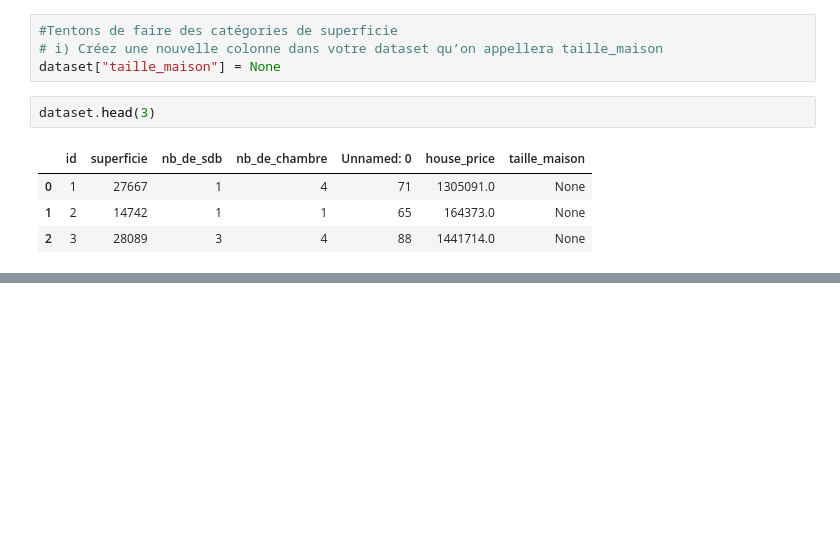
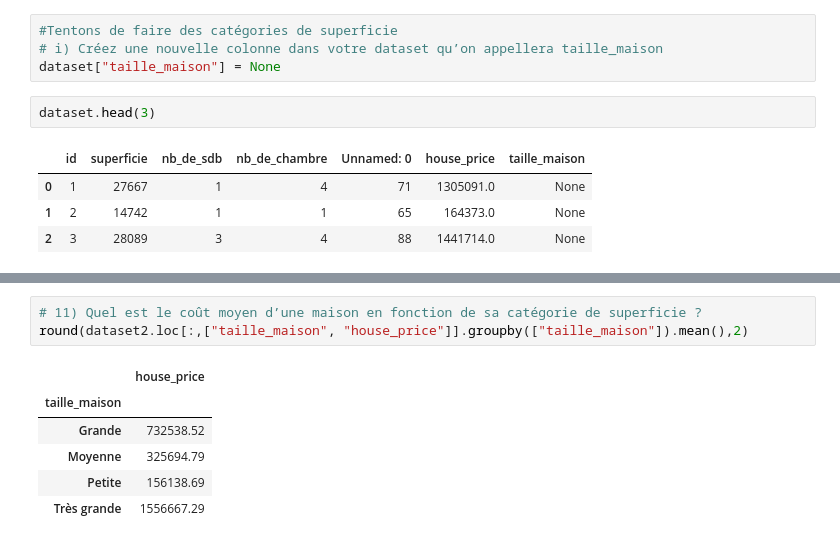
Before and after one commit to antoinekrajnc/house_market, a Jupyter notebook: House_Market.ipynb, the cells around one changed output, grey strips where cells are left out. Drawn from its saved outputs; the diff is of its cells as text; blank space fills up the shorter version.

```diff
--- a/House_Market.ipynb
+++ b/House_Market.ipynb
@@ -114,0 +126,10 @@ dataset2.head(3)
+# %%
+# 11) Quel est le coût moyen d’une maison en fonction de sa catégorie de superficie ?
+round(dataset2.loc[:,["taille_maison", "house_price"]].groupby(["taille_maison"]).mean(),2)
+# %% [output]
+|  | house_price |
+| taille_maison |  |
+| Grande | 732538.52 |
+| Moyenne | 325694.79 |
+| Petite | 156138.69 |
+| Très grande | 1556667.29 |
```
Also changed, not shown: parts of 5 cells of this notebook.
